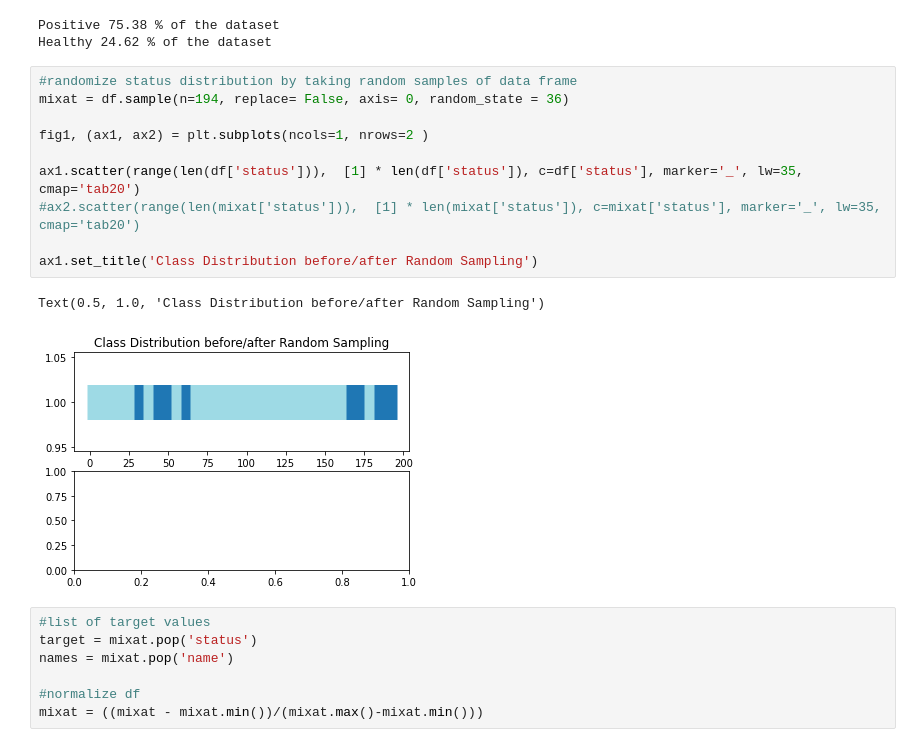
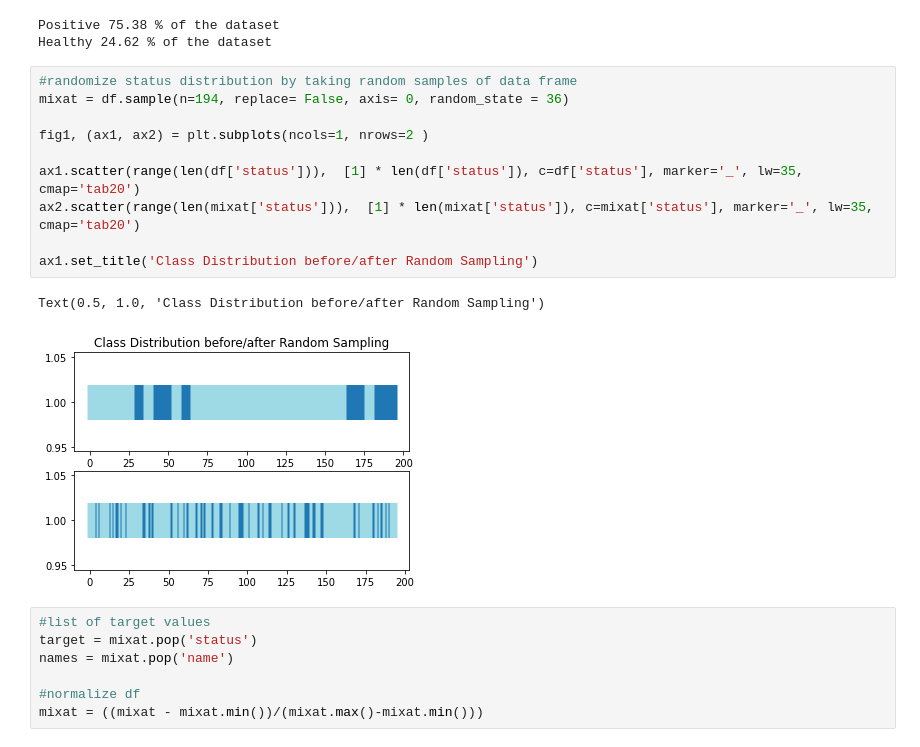
Before and after one commit to he16946/Assignment2020, a Jupyter notebook: Assignment2020.ipynb, the cells around one changed output. Drawn from its saved outputs; the diff is of its cells as text.

```diff
--- a/Assignment2020.ipynb
+++ b/Assignment2020.ipynb
@@ -107,16 +107,16 @@ Healthy 24.62 % of the dataset
 # %%
 #randomize status distribution by taking random samples of data frame
 mixat = df.sample(n=194, replace= False, axis= 0, random_state = 36)
 
 fig1, (ax1, ax2) = plt.subplots(ncols=1, nrows=2 )
 
 ax1.scatter(range(len(df['status'])),  [1] * len(df['status']), c=df['status'], marker='_', lw=35, cmap='tab20')
-#ax2.scatter(range(len(mixat['status'])),  [1] * len(mixat['status']), c=mixat['status'], marker='_', lw=35, cmap='tab20')
+ax2.scatter(range(len(mixat['status'])),  [1] * len(mixat['status']), c=mixat['status'], marker='_', lw=35, cmap='tab20')
 
 ax1.set_title('Class Distribution before/after Random Sampling')
 # %% [output]
 Text(0.5, 1.0, 'Class Distribution before/after Random Sampling')
-[figure, old version]
+[figure, new version]
 # %%
 #list of target values
 target = mixat.pop('status')
```
Also changed, not shown: parts of 9 cells of this notebook.
